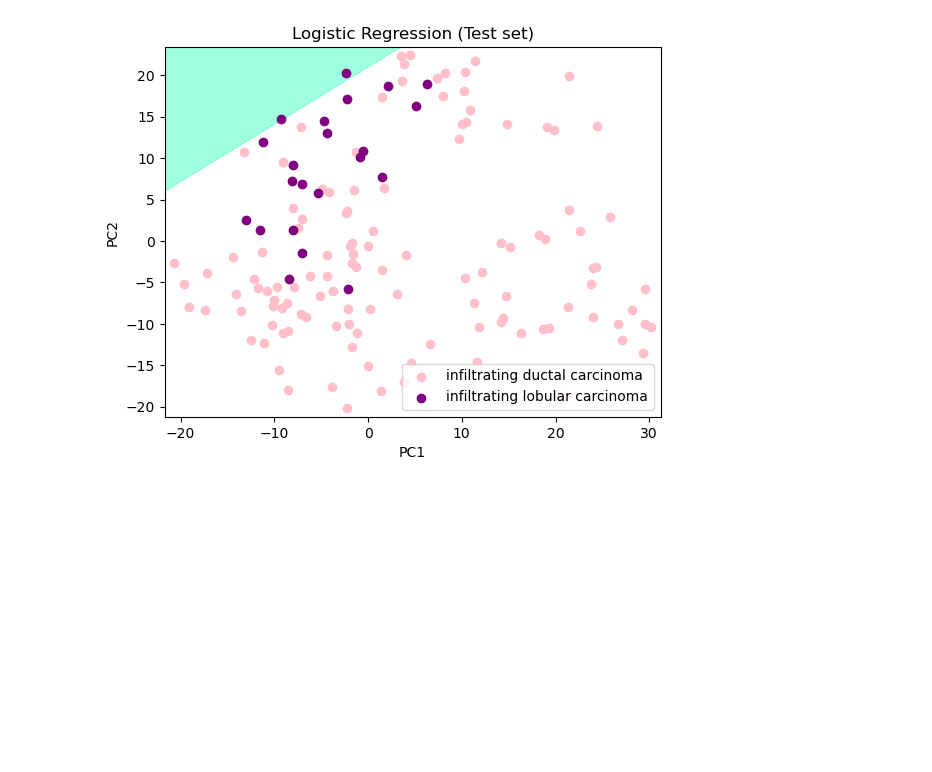
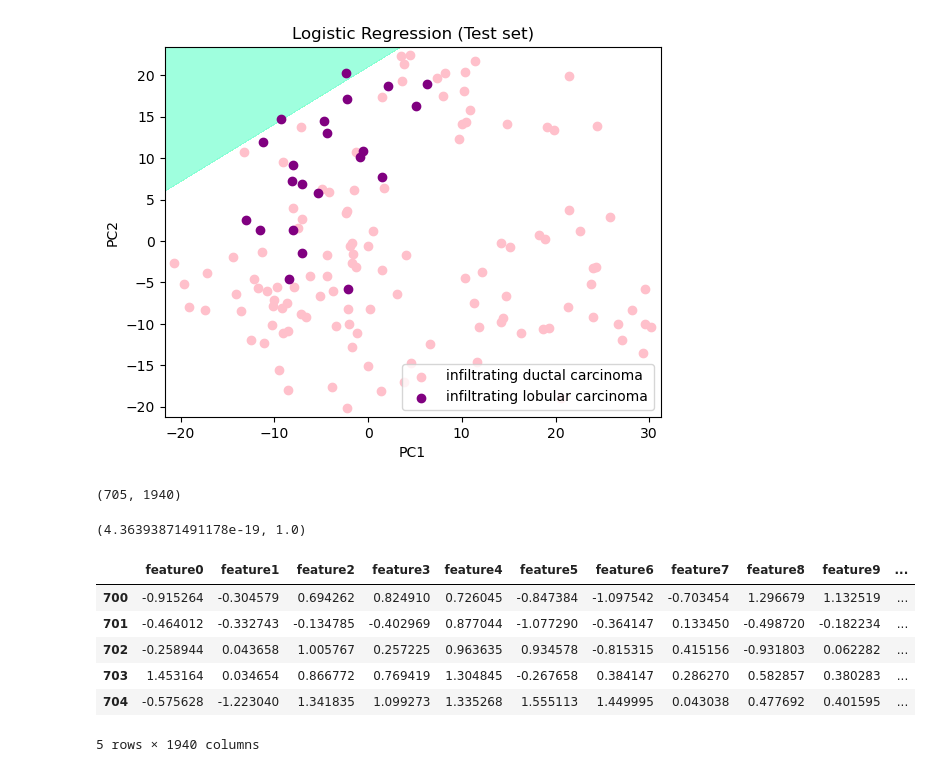
Before and after one commit to chanananins/BRCA-PCA, a Jupyter notebook: BRCA-PCA.ipynb, the cells around one changed output. Saved outputs shown, nothing was run; the diff lists cells and outputs as text; code cells hidden in the pictures; blank space fills up the shorter version.

```diff
--- a/BRCA-PCA.ipynb
+++ b/BRCA-PCA.ipynb
@@ -189,0 +241,22 @@ plt.show()
+# %%
+x = modified_dataset2.iloc[:, 0:1940].values
+x = StandardScaler().fit_transform(x)
+x.shape
+# %% [output]
+(705, 1940)
+# %%
+np.mean(x), np.std(x)
+# %% [output]
+(4.36393871491178e-19, 1.0)
+# %%
+feat_cols = ['feature'+str(i) for i in range(x.shape[1])]
+normalised_breast = pd.DataFrame(x,columns=feat_cols)
+normalised_breast.tail()
+# %% [output]
+|  | feature0 | feature1 | feature2 | feature3 | feature4 | feature5 | feature6 | feature7 | feature8 | feature9 | ... |
+| 700 | -0.915264 | -0.304579 | 0.694262 | 0.824910 | 0.726045 | -0.847384 | -1.097542 | -0.703454 | 1.296679 | 1.132519 | ... |
+| 701 | -0.464012 | -0.332743 | -0.134785 | -0.402969 | 0.877044 | -1.077290 | -0.364147 | 0.133450 | -0.498720 | -0.182234 | ... |
+| 702 | -0.258944 | 0.043658 | 1.005767 | 0.257225 | 0.963635 | 0.934578 | -0.815315 | 0.415156 | -0.931803 | 0.062282 | ... |
+| 703 | 1.453164 | 0.034654 | 0.866772 | 0.769419 | 1.304845 | -0.267658 | 0.384147 | 0.286270 | 0.582857 | 0.380283 | ... |
+| 704 | -0.575628 | -1.223040 | 1.341835 | 1.099273 | 1.335268 | 1.555113 | 1.449995 | 0.043038 | 0.477692 | 0.401595 | ... |
+5 rows × 1940 columns
```
Also changed, not shown: parts of 9 cells of this notebook.
